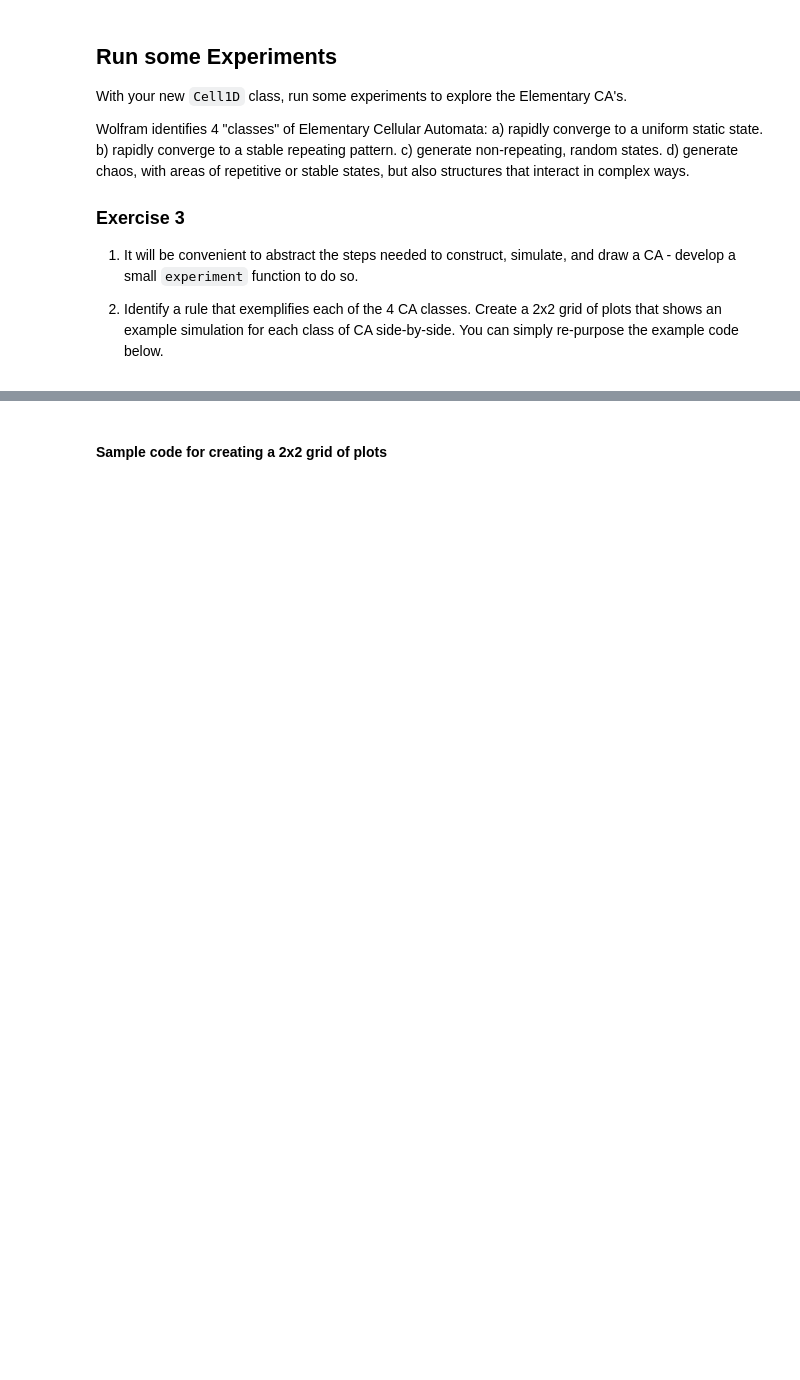
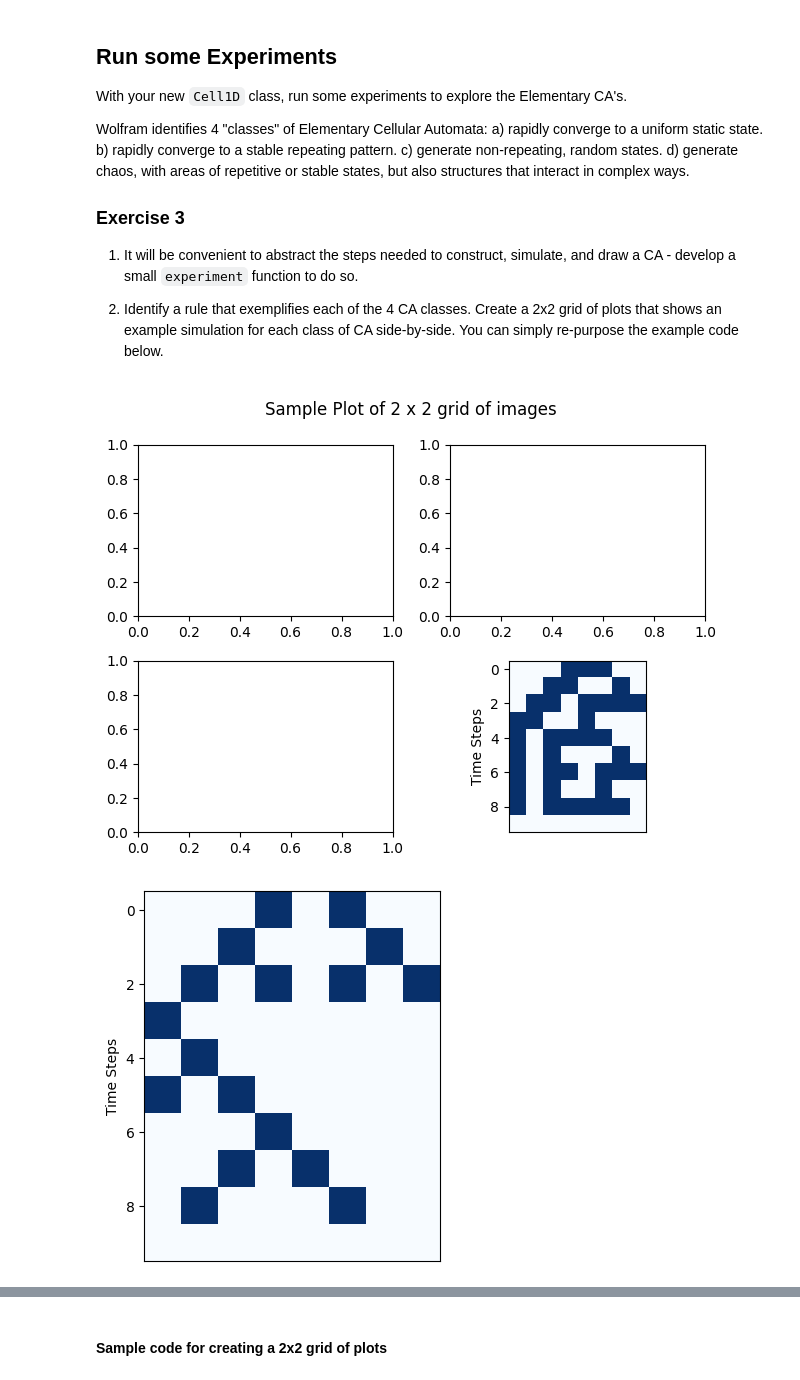
Before and after one commit to arashdeep3/cap-comp215, a Jupyter notebook: labs/lab05-CA-1D.ipynb, the cells around one changed output, grey strips where cells are left out. Saved outputs shown, nothing was run; the diff lists cells and outputs as text; code cells hidden in the pictures; blank space fills up the shorter version.

```diff
--- a/labs/lab05-CA-1D.ipynb
+++ b/labs/lab05-CA-1D.ipynb
@@ -193,0 +192,33 @@ Wolfram identifies 4 "classes" of Elementary Cellular Automata:
+# %%
+# Solution for Ex. 3 here...
+def experiment(rule_number, start_state, n_steps, expected_class):
+    ca = Cell1D(rule_number, start_state)
+    ca.simulate(n_steps)
+    ca.draw()
+
+def axes_layout(nrows=1, ncols=1, fig_title=None, **kwargs):
+    """ layout nrows x ncols axes with sensible defaults.  kwargs passed directly to `plt.subplots()`"""
+    kwargs = {**dict(layout='tight'), **kwargs}
+    fig, axes = plt.subplots(nrows=nrows, ncols=ncols, **kwargs)
+    if fig_title:
+        fig.suptitle(fig_title)
+    return axes
+
+class_rules = {
+    'a': 30,  # Rapidly converge to a uniform static state
+    'b': 18,  # Rapidly converge to a stable repeating pattern
+    'c': 22,  # Generate non-repeating, random states
+    'd': 110  # Generate chaos, with areas of repetitive or stable states
+}
+axes = axes_layout(2, 2, fig_title='Sample Plot of 2 x 2 grid of images')
+for class_label, rule_number in class_rules.items():
+    row, col = {'a': (0, 0), 'b': (0, 1), 'c': (1, 0), 'd': (1, 1)}[class_label]
+    ax = axes[row, col]
+    experiment(rule_number, start_state, 10, class_label)
+    ax.set_title(f"Class {class_label.upper()} (Rule {rule_number})")
+
+plt.gca()
+plt.show()
+# %% [output]
+[figure, added]
+[figure, added]
```
Also changed, not shown: parts of 3 cells of this notebook.
